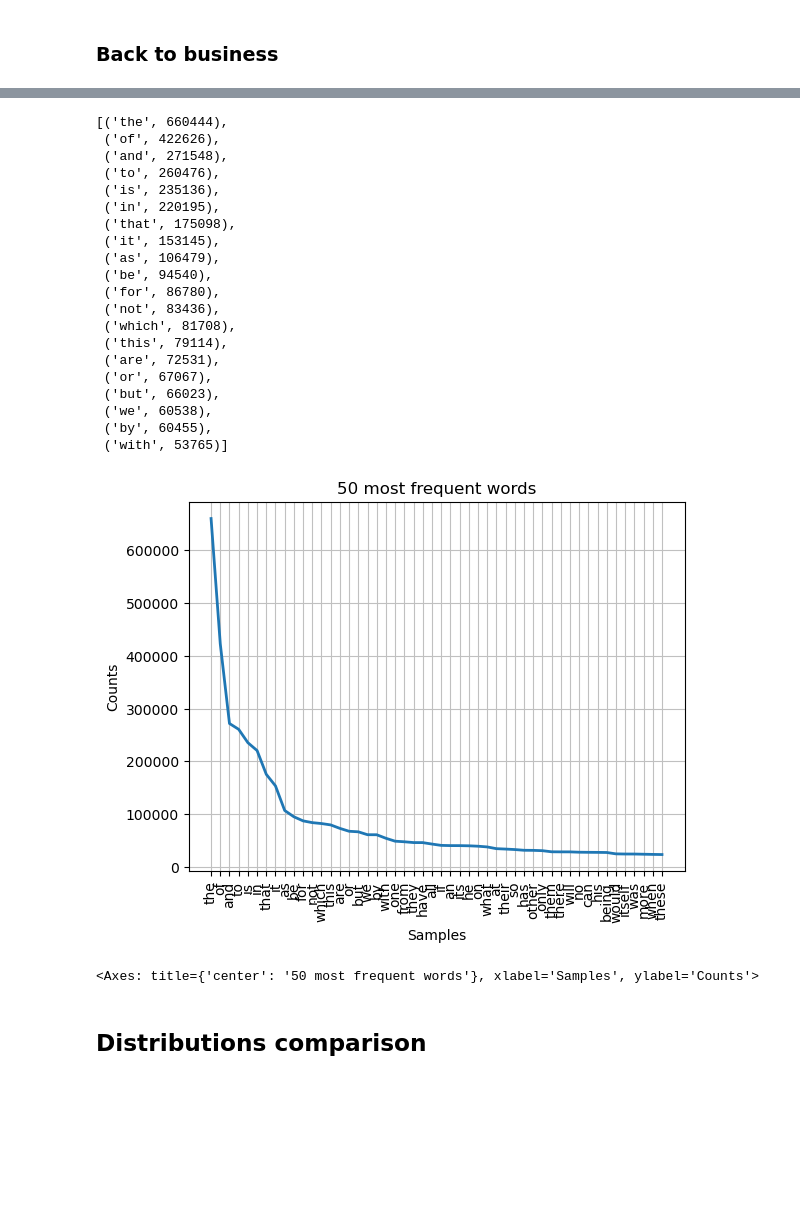
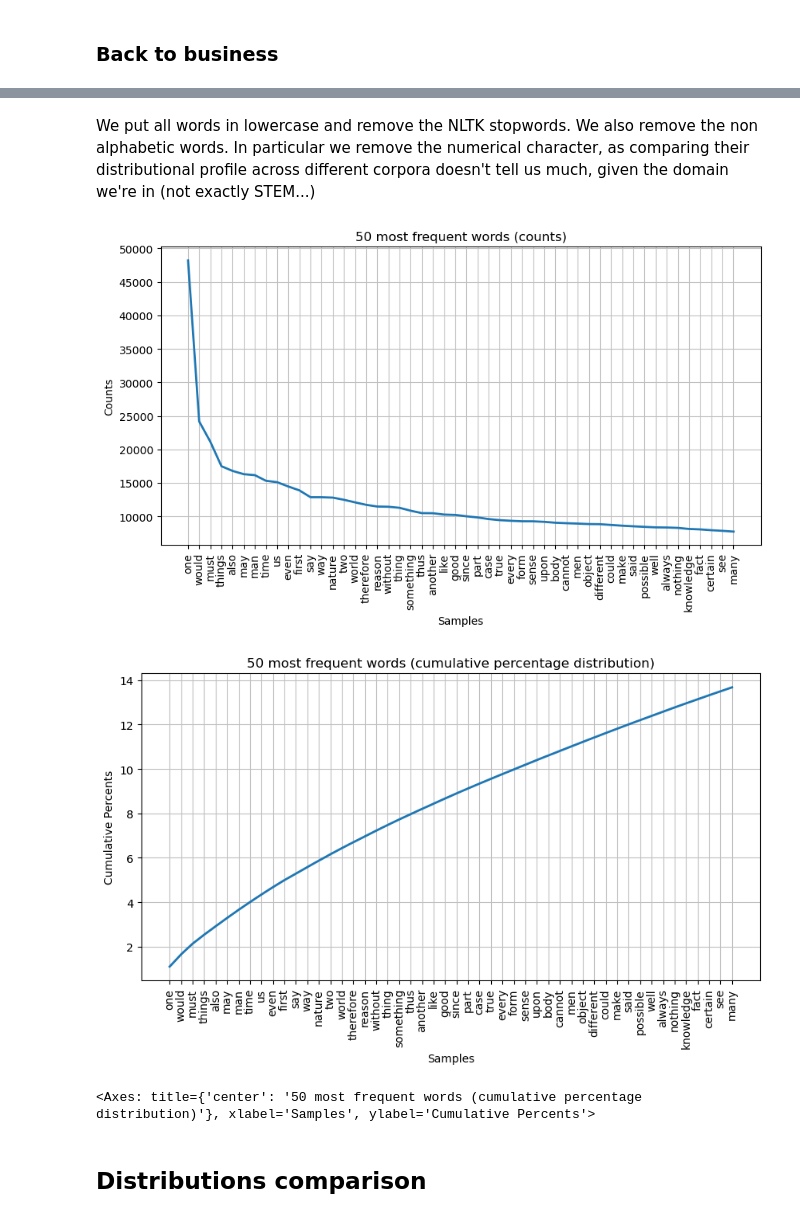
Before and after one commit to giordanoscerra/ProjectAthena, a Jupyter notebook: Exploration/contrastive_analysis.ipynb, the cells around one changed output, grey strips where cells are left out. Saved outputs shown, nothing was run; the diff lists cells and outputs as text; code cells hidden in the pictures; blank space fills up the shorter version.

```diff
--- a/Exploration/contrastive_analysis.ipynb
+++ b/Exploration/contrastive_analysis.ipynb
@@ -174 +168,3 @@ The `schools_distribution`s use the original tokens, but for the overall bag of
+# %% [markdown]
+We put all words in lowercase and remove the NLTK stopwords. We also remove the non alphabetic words. In particular we remove the numerical character, as comparing their distributional profile across different corpora doesn't tell us much, given the domain we're in (not exactly STEM...)
 # %%
@@ -188,33 +176,17 @@ philosophy_distribution = {k:v/total_mass for (k,v) in thresholded_distribution.
 
 assert sum(philosophy_distribution.values()) == 1, "There's a problem in the normalization: sum is not one"
-# %%
-overall_bow.most_common(20)
-# %% [output]
-[('the', 660444),
- ('of', 422626),
- ('and', 271548),
- ('to', 260476),
- ('is', 235136),
- ('in', 220195),
- ('that', 175098),
- ('it', 153145),
- ('as', 106479),
- ('be', 94540),
- ('for', 86780),
- ('not', 83436),
- ('which', 81708),
- ('this', 79114),
- ('are', 72531),
- ('or', 67067),
- ('but', 66023),
- ('we', 60538),
- ('by', 60455),
- ('with', 53765)]
-# %%
-overall_bow.plot(50,title='50 most frequent words')
-# %% [output]
-[figure, removed]
-<Axes: title={'center': '50 most frequent words'}, xlabel='Samples', ylabel='Counts'>
+# %%
+# create a new figure and plot the first graph
+plt.figure(figsize=(10, 5))
+overall_bow.plot(50, title='50 most frequent words (counts)', cumulative=False)
+
+# create another new figure and plot the second graph
+plt.figure(figsize=(10, 5))
+overall_bow.plot(50, title='50 most frequent words (cumulative percentage distribution)', percents=True, cumulative=True)
+# %% [output]
+[figure, added]
+[figure, added]
+<Axes: title={'center': '50 most frequent words (cumulative percentage distribution)'}, xlabel='Samples', ylabel='Cumulative Percents'>
 # %% [markdown]
 ## Distributions comparison
 # %% [markdown]
```
Also changed, not shown: parts of 48 cells of this notebook, 7 other files.
